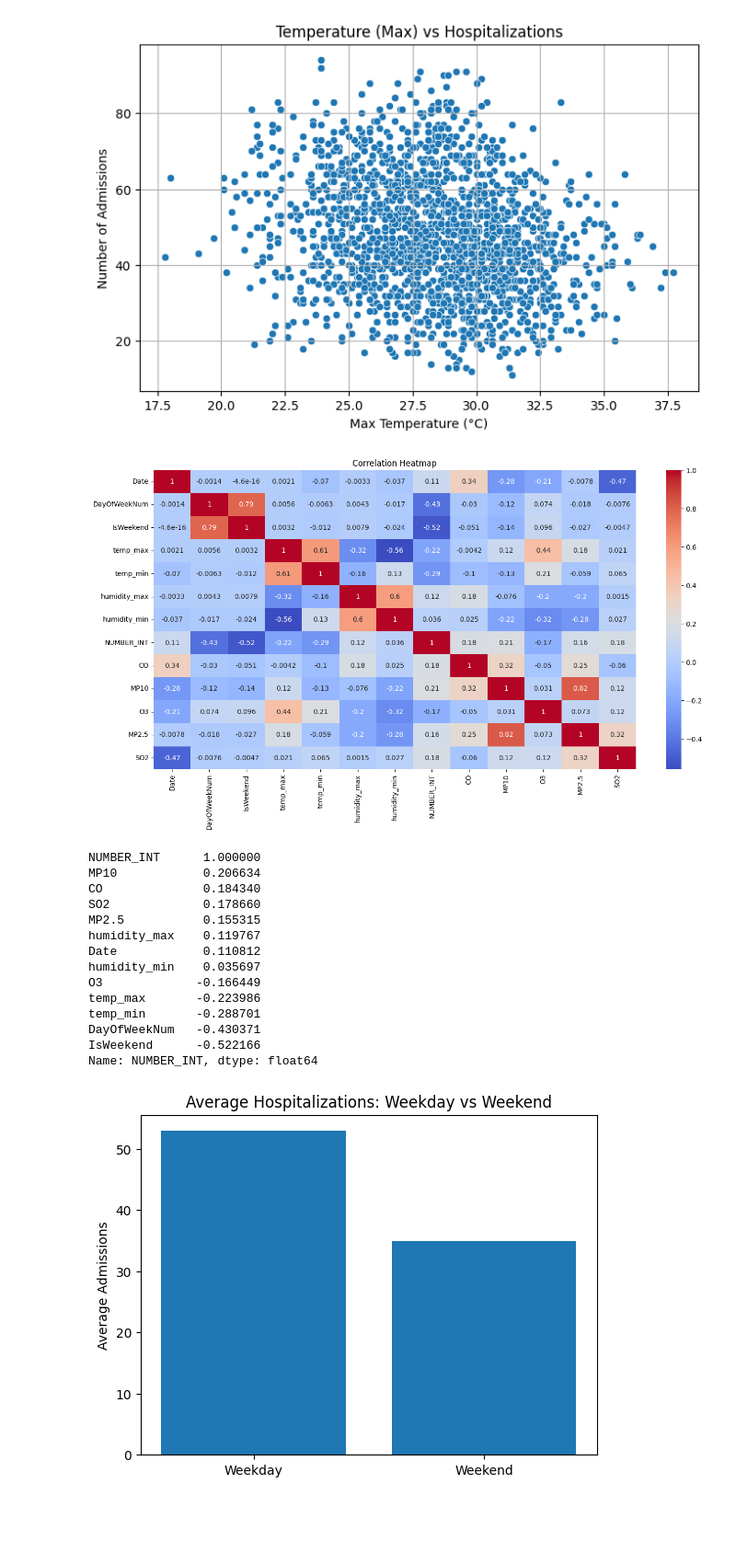
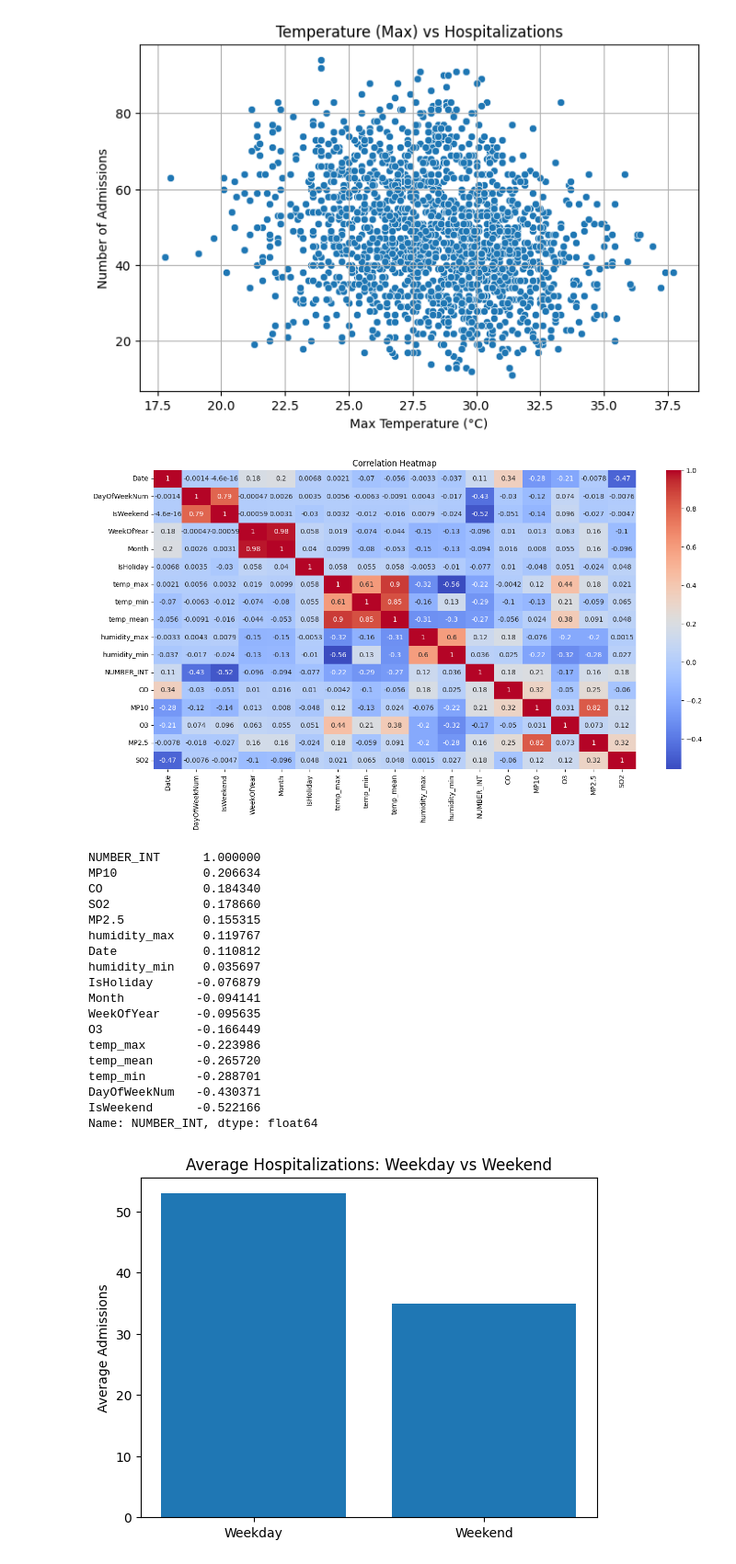
Before and after one commit to Oak10/hospital-adm-pw-rel, a Jupyter notebook: minas_gerais/belo_horizonte/station_amazonas/0_amazonas_data_group_all.ipynb, the cells around one changed output. Shown at 92% size. Cells and saved outputs as stored; diff of their text form; code cells hidden in the pictures; blank space fills up the shorter version.

```diff
--- a/minas_gerais/belo_horizonte/station_amazonas/0_amazonas_data_group_all.ipynb
+++ b/minas_gerais/belo_horizonte/station_amazonas/0_amazonas_data_group_all.ipynb
@@ -280,20 +315,23 @@ plt.show()
 # %%
 selected_columns = [
     'Date', 'DayOfWeekNum', 'IsWeekend',
-    'temp_max', 'temp_min', 'humidity_max',
-    'humidity_min', 'NUMBER_INT',
+    'WeekOfYear', 'Month', 'IsHoliday',
+    'temp_max', 'temp_min', 'temp_mean',
+    'humidity_max', 'humidity_min', 'NUMBER_INT',
     'CO', 'MP10', 'O3', 'MP2.5', 'SO2'
 ]
+
+
 
 df_selected_num = df_weather_hospital_adm_air_qual[selected_columns]
 
 correlation_matrix = df_selected_num.corr()
 plt.figure(figsize=(16, 8))
 sns.heatmap(correlation_matrix, annot=True, cmap='coolwarm')
 plt.title('Correlation Heatmap')
 plt.show()
 # %% [output]
-[figure, old version]
+[figure, new version]
 # %%
 df_selected_num.corr()['NUMBER_INT'].sort_values(ascending=False)
 # %% [output]
@@ -305,8 +343,12 @@ MP2.5           0.155315
 humidity_max    0.119767
 Date            0.110812
 humidity_min    0.035697
+IsHoliday      -0.076879
+Month          -0.094141
+WeekOfYear     -0.095635
 O3             -0.166449
 temp_max       -0.223986
+temp_mean      -0.265720
 temp_min       -0.288701
 DayOfWeekNum   -0.430371
 IsWeekend      -0.522166
```
Also changed, not shown: parts of 13 cells of this notebook, 18 other files.
